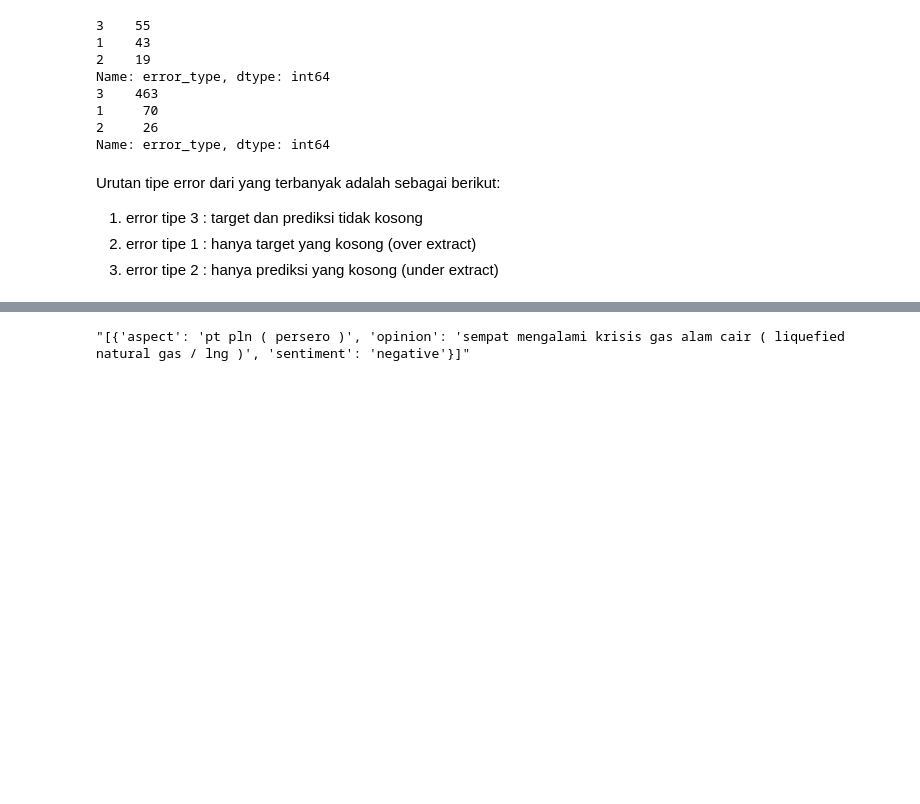
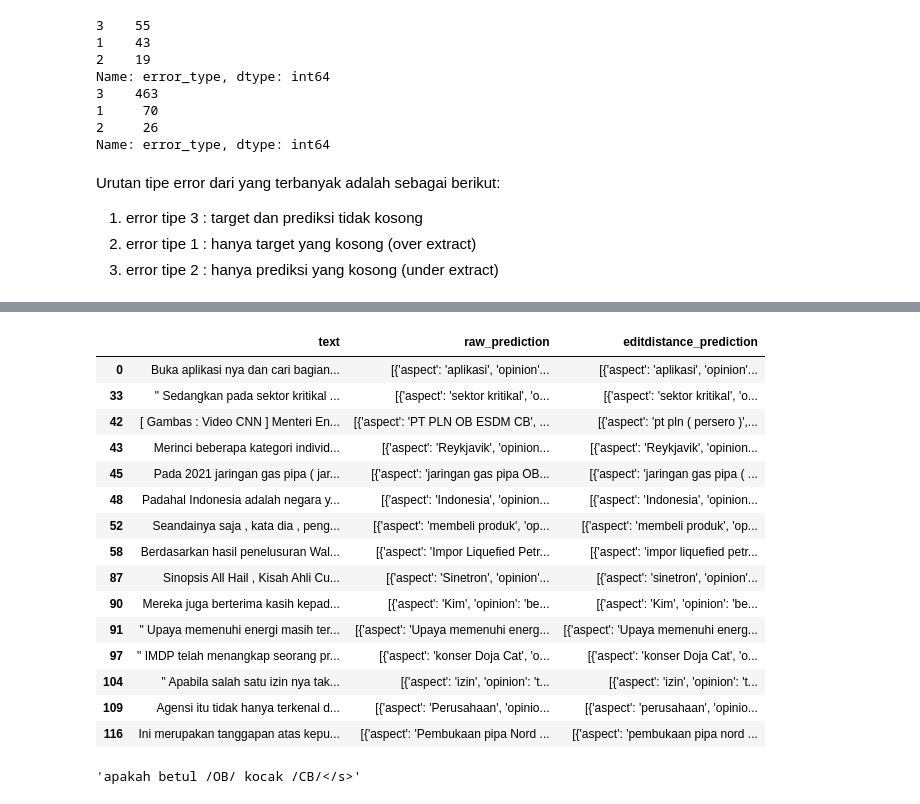
Before and after one commit to rdyzakya/IndoLEGO-ABSA, a Jupyter notebook: gabsa/error_analysis/10_epoch_f1_news/pabsa/nb.ipynb, the cells around one changed output, grey strips where cells are left out. Saved outputs shown, nothing was run; the diff lists cells and outputs as text; code cells hidden in the pictures; blank space fills up the shorter version.

Commit message:
revise masking token

```diff
--- a/gabsa/error_analysis/10_epoch_f1_news/pabsa/nb.ipynb
+++ b/gabsa/error_analysis/10_epoch_f1_news/pabsa/nb.ipynb
@@ -358,7 +358,26 @@ fixed_prediction_socmed = false_socmed.loc[false_socmed.raw_prediction != false_
 # %%
 fixed_prediction_news = fixed_prediction_news[["text","raw_prediction","editdistance_prediction"]]
 fixed_prediction_socmed = fixed_prediction_socmed[["text","raw_prediction","editdistance_prediction"]]
-# %%
-fixed_prediction_news.loc[42,"editdistance_prediction"]
-# %% [output]
-"[{'aspect': 'pt pln ( persero )', 'opinion': 'sempat mengalami krisis gas alam cair ( liquefied natural gas / lng )', 'sentiment': 'negative'}]"
+# %%
+fixed_prediction_news
+# %% [output]
+|  | text | raw_prediction | editdistance_prediction |
+| 0 | Buka aplikasi nya dan cari bagian... | [{'aspect': 'aplikasi', 'opinion'... | [{'aspect': 'aplikasi', 'opinion'... |
+| 33 | " Sedangkan pada sektor kritikal ... | [{'aspect': 'sektor kritikal', 'o... | [{'aspect': 'sektor kritikal', 'o... |
+| 42 | [ Gambas : Video CNN ] Menteri En... | [{'aspect': 'PT PLN OB ESDM CB', ... | [{'aspect': 'pt pln ( persero )',... |
+| 43 | Merinci beberapa kategori individ... | [{'aspect': 'Reykjavik', 'opinion... | [{'aspect': 'Reykjavik', 'opinion... |
+| 45 | Pada 2021 jaringan gas pipa ( jar... | [{'aspect': 'jaringan gas pipa OB... | [{'aspect': 'jaringan gas pipa ( ... |
+| 48 | Padahal Indonesia adalah negara y... | [{'aspect': 'Indonesia', 'opinion... | [{'aspect': 'Indonesia', 'opinion... |
+| 52 | Seandainya saja , kata dia , peng... | [{'aspect': 'membeli produk', 'op... | [{'aspect': 'membeli produk', 'op... |
+| 58 | Berdasarkan hasil penelusuran Wal... | [{'aspect': 'Impor Liquefied Petr... | [{'aspect': 'impor liquefied petr... |
+| 87 | Sinopsis All Hail , Kisah Ahli Cu... | [{'aspect': 'Sinetron', 'opinion'... | [{'aspect': 'sinetron', 'opinion'... |
+| 90 | Mereka juga berterima kasih kepad... | [{'aspect': 'Kim', 'opinion': 'be... | [{'aspect': 'Kim', 'opinion': 'be... |
+| 91 | " Upaya memenuhi energi masih ter... | [{'aspect': 'Upaya memenuhi energ... | [{'aspect': 'Upaya memenuhi energ... |
+| 97 | " IMDP telah menangkap seorang pr... | [{'aspect': 'konser Doja Cat', 'o... | [{'aspect': 'konser Doja Cat', 'o... |
+| 104 | " Apabila salah satu izin nya tak... | [{'aspect': 'izin', 'opinion': 't... | [{'aspect': 'izin', 'opinion': 't... |
+| 109 | Agensi itu tidak hanya terkenal d... | [{'aspect': 'Perusahaan', 'opinio... | [{'aspect': 'perusahaan', 'opinio... |
+| 116 | Ini merupakan tanggapan atas kepu... | [{'aspect': 'Pembukaan pipa Nord ... | [{'aspect': 'pembukaan pipa nord ... |
+# %%
+tokenizer.decode(tokenizer.encode("apakah betul /OB/ kocak /CB/"))
+# %% [output]
+'apakah betul /OB/ kocak /CB/</s>'
```
Also changed, not shown: 1 other file.
